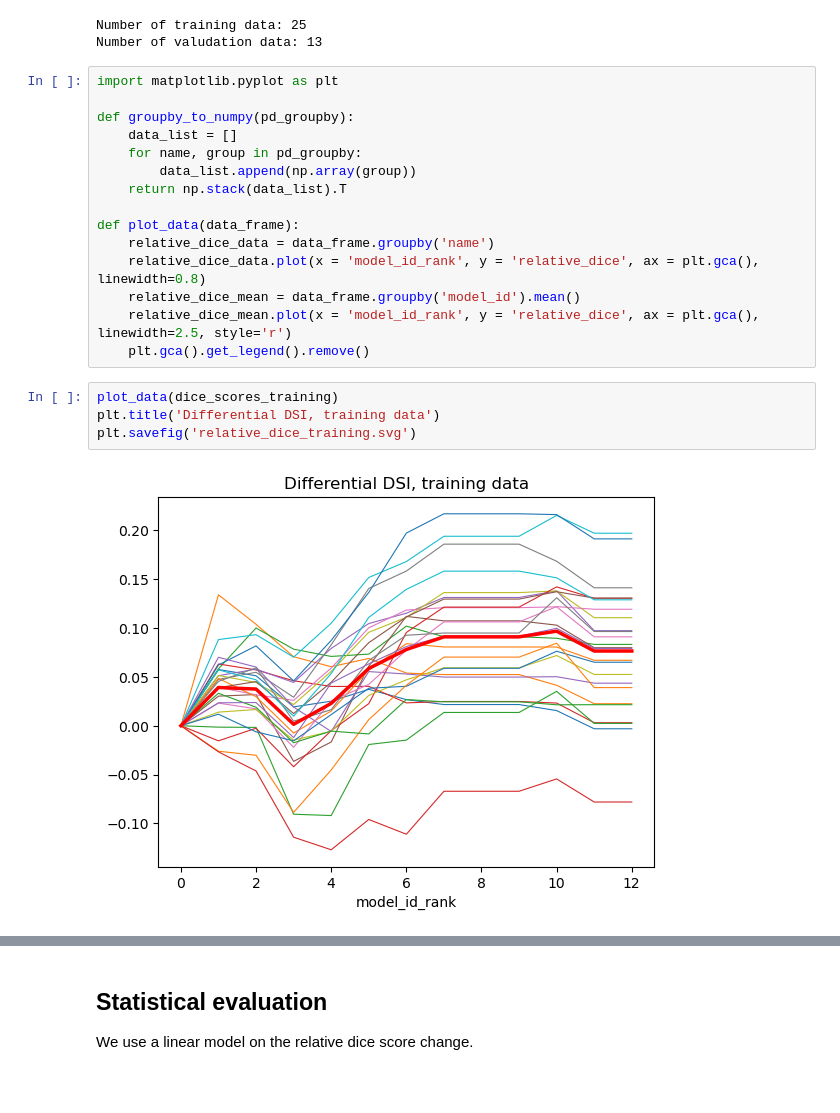
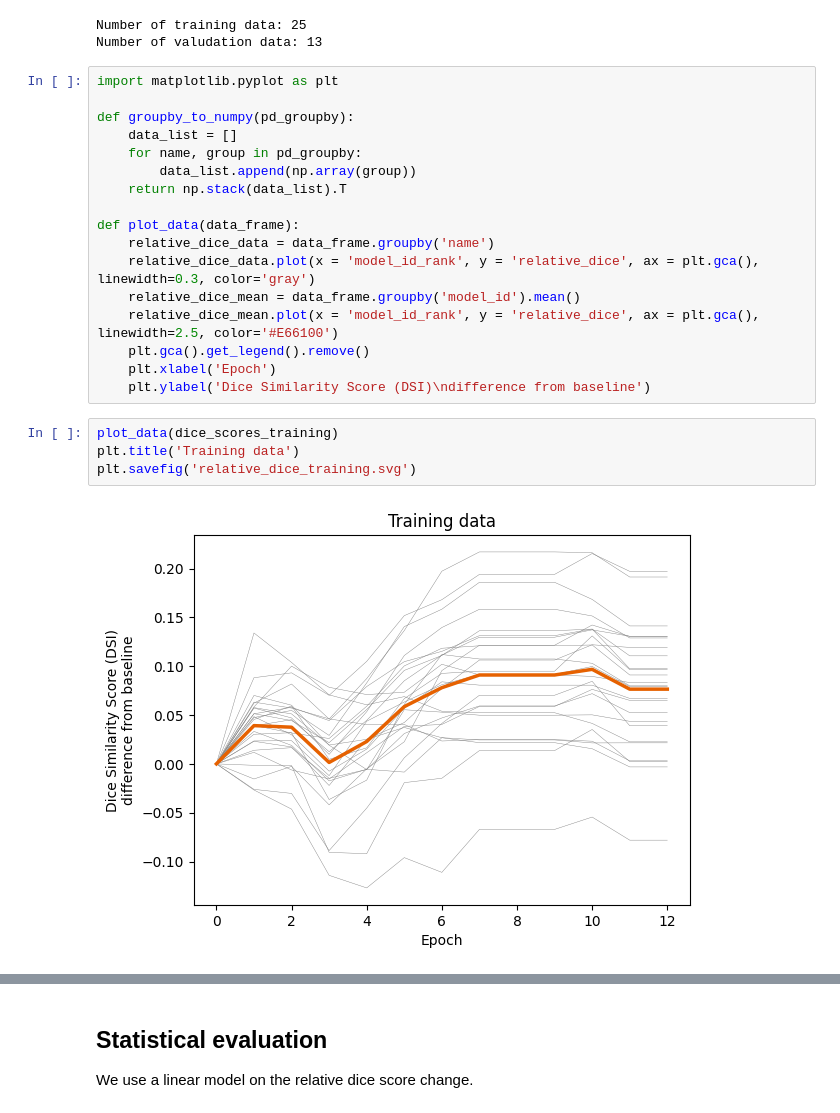
Before and after one commit to dafne-imaging/dafne-evaluation, a Jupyter notebook: dafne_figures.ipynb, the cells around one changed output, grey strips where cells are left out. Drawn from its saved outputs; the diff is of its cells as text; blank space fills up the shorter version.

```diff
--- a/dafne_figures.ipynb
+++ b/dafne_figures.ipynb
@@ -202,15 +278,17 @@ def groupby_to_numpy(pd_groupby):
 
 def plot_data(data_frame):
     relative_dice_data = data_frame.groupby('name')
-    relative_dice_data.plot(x = 'model_id_rank', y = 'relative_dice', ax = plt.gca(), linewidth=0.8)
+    relative_dice_data.plot(x = 'model_id_rank', y = 'relative_dice', ax = plt.gca(), linewidth=0.3, color='gray')
     relative_dice_mean = data_frame.groupby('model_id').mean()
-    relative_dice_mean.plot(x = 'model_id_rank', y = 'relative_dice', ax = plt.gca(), linewidth=2.5, style='r')
+    relative_dice_mean.plot(x = 'model_id_rank', y = 'relative_dice', ax = plt.gca(), linewidth=2.5, color='#E66100')
     plt.gca().get_legend().remove()
+    plt.xlabel('Epoch')
+    plt.ylabel('Dice Similarity Score (DSI)\ndifference from baseline')
 # %%
 plot_data(dice_scores_training)
-plt.title('Differential DSI, training data')
+plt.title('Training data')
 plt.savefig('relative_dice_training.svg')
 # %% [output]
-[figure, old version]
+[figure, new version]
 # %%
 plot_data(dice_scores_final_validation)
```
Also changed, not shown: parts of 7 cells of this notebook, 2 other files.
